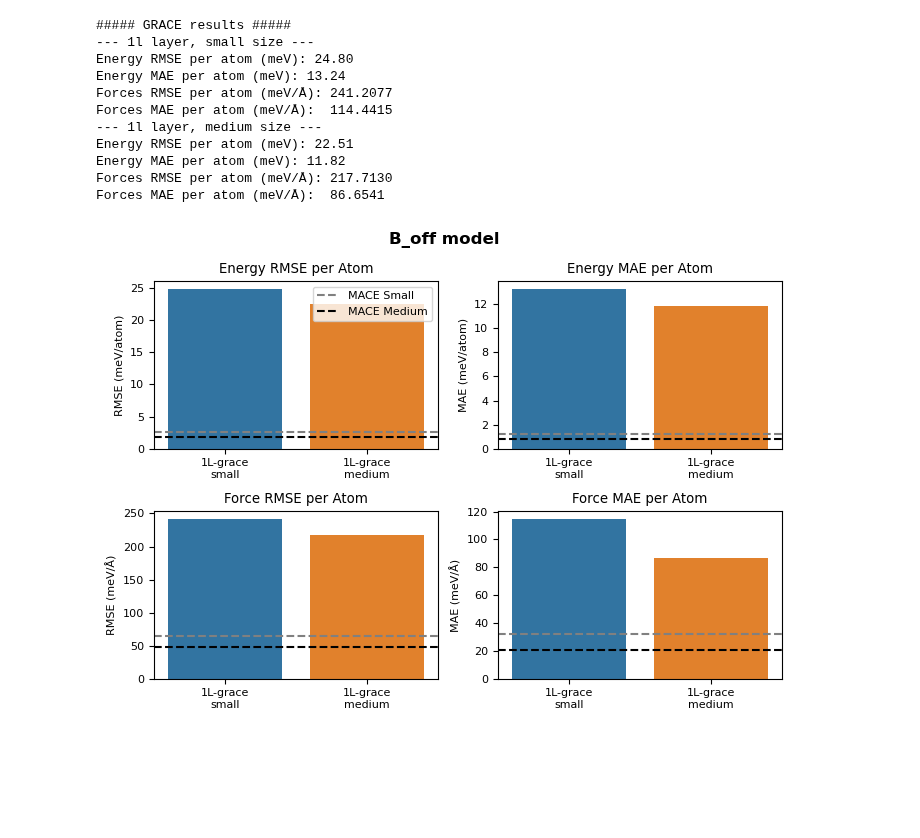
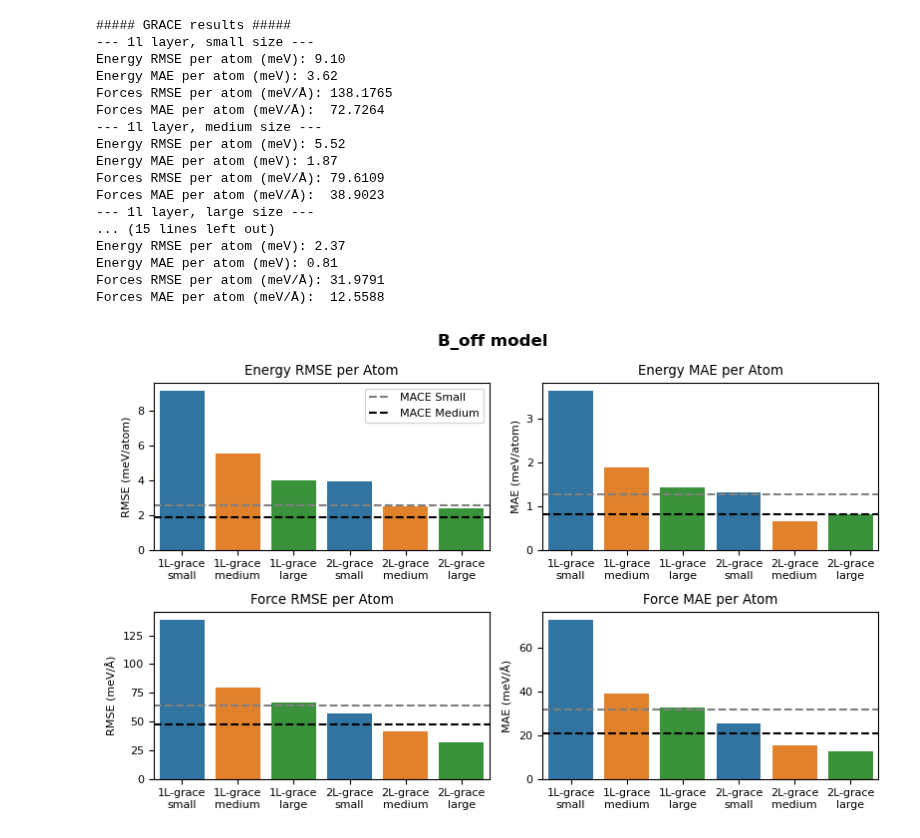
Before and after one commit to heid-lab/grace-off, a Jupyter notebook: analysis/energies.ipynb, the cells around one changed output. Saved outputs shown, nothing was run; the diff lists cells and outputs as text; code cells hidden in the pictures; blank space fills up the shorter version.

Commit message:
new files and new grace model

```diff
--- a/analysis/energies.ipynb
+++ b/analysis/energies.ipynb
@@ -47,7 +47,7 @@ def calculate_energies_and_forces(model_type, layer, size, structures, ref_struc
             device="cuda",
         )
     elif model_type.upper() == "GRACE":
-        calc = TPCalculator(model=f"../models/{layer}/a_wpS_{size}/seed/1/saved_model/")
+        calc = TPCalculator(model=f"../models/{layer}/b_off_{size}/seed/1/saved_model/")
 
     for i, struc in enumerate(tqdm.tqdm(structures)):
 
@@ -74,8 +74,8 @@ def calculate_energies_and_forces(model_type, layer, size, structures, ref_struc
 energies = {}
 
 model_types = ["grace"]
-layers = ["1l"]
-sizes = ["small","medium"]
+layers = ["1l","2l"]
+sizes = ["small", "medium", "large"]
 
 for model_type in model_types:
     energies[model_type] = {}
@@ -267,15 +275,21 @@ energies["mace"] = {
 # %% [output]
 ##### GRACE results #####
 --- 1l layer, small size ---
-Energy RMSE per atom (meV): 24.80
-Energy MAE per atom (meV): 13.24
-Forces RMSE per atom (meV/Å): 241.2077
-Forces MAE per atom (meV/Å):  114.4415
+Energy RMSE per atom (meV): 9.10
+Energy MAE per atom (meV): 3.62
+Forces RMSE per atom (meV/Å): 138.1765
+Forces MAE per atom (meV/Å):  72.7264
 --- 1l layer, medium size ---
-Energy RMSE per atom (meV): 22.51
-Energy MAE per atom (meV): 11.82
-Forces RMSE per atom (meV/Å): 217.7130
-Forces MAE per atom (meV/Å):  86.6541
+Energy RMSE per atom (meV): 5.52
+Energy MAE per atom (meV): 1.87
+Forces RMSE per atom (meV/Å): 79.6109
+Forces MAE per atom (meV/Å):  38.9023
+--- 1l layer, large size ---
+... (15 lines left out)
+Energy RMSE per atom (meV): 2.37
+Energy MAE per atom (meV): 0.81
+Forces RMSE per atom (meV/Å): 31.9791
+Forces MAE per atom (meV/Å):  12.5588
 # %%
 import seaborn as sns
 
@@ -305,11 +319,22 @@ for model_type in model_types:
                 energies[model_type][layer][size]["force_mae_per_atom"] * 1000
             )
 
-# Define consistent colors for each model
-model_colors = ['#1f77b4', '#ff7f0e', '#2ca02c', '#d62728', '#9467bd', '#8c564b']
+# Define colors based on model size (not individual models)
+model_colors_list = []
+size_colors = {
+    'small': '#1f77b4',    # Blue
+    'medium': '#ff7f0e',   # Orange
+    'large': '#2ca02c'     # Green
+}
+
+# Assign colors based on size for each model
+for model_type in model_types:
+    for layer in layers:
+        for size in sizes:
+            model_colors_list.append(size_colors[size])
 
 # Create the plots with Seaborn
-fig, axs = plt.subplots(2, 2, figsize=(7, 5))
+fig, axs = plt.subplots(2, 2, figsize=(8, 5))
 
 # --- MACE reference values ---
 mace_metrics = {
@@ -334,7 +359,7 @@ sns.barplot(
     x=model_labels,
     y=energy_rmse_values,
     hue=model_labels,
-    palette=model_colors,
+    palette=model_colors_list,
     legend=False,
 )
 axs[0, 0].axhline(
@@ -359,7 +384,7 @@ sns.barplot(
     x=model_labels,
     y=energy_mae_values,
     hue=model_labels,
-    palette=model_colors,
+    palette=model_colors_list,
     legend=False,
 )
 axs[0, 1].axhline(
@@ -384,7 +409,7 @@ sns.barplot(
     x=model_labels,
     y=force_rmse_values,
     hue=model_labels,
-    palette=model_colors,
+    palette=model_colors_list,
     legend=False,
 )
 axs[1, 0].axhline(
@@ -406,32 +431,32 @@ axs[1, 0].set_xlabel("")
 # Force MAE per atom
 sns.barplot(
     ax=axs[1, 1],
     x=model_labels,
     y=force_mae_values,
     hue=model_labels,
-    palette=model_colors,
+    palette=model_colors_list,
     legend=False,
 )
 axs[1, 1].axhline(
     y=mace_metrics["small"]["force_mae"],
     color="gray",
     linestyle="--",
     label="MACE Small",
 )
 axs[1, 1].axhline(
     y=mace_metrics["medium"]["force_mae"],
     color="black",
     linestyle="--",
     label="MACE Medium",
 )
 axs[1, 1].set_title("Force MAE per Atom")
 axs[1, 1].set_ylabel("MAE (meV/Å)")
 axs[1, 1].set_xlabel("")
 axs[0, 0].legend()
 
 fig.suptitle("B_off model", fontsize=12, fontweight="bold")
 plt.tight_layout()
 plt.savefig("a_wpS_bar.png", dpi=300)
 plt.show()
 # %% [output]
-[figure, old version]
+[figure, new version]
```
Also changed, not shown: parts of 3 cells of this notebook, 16 other files.
